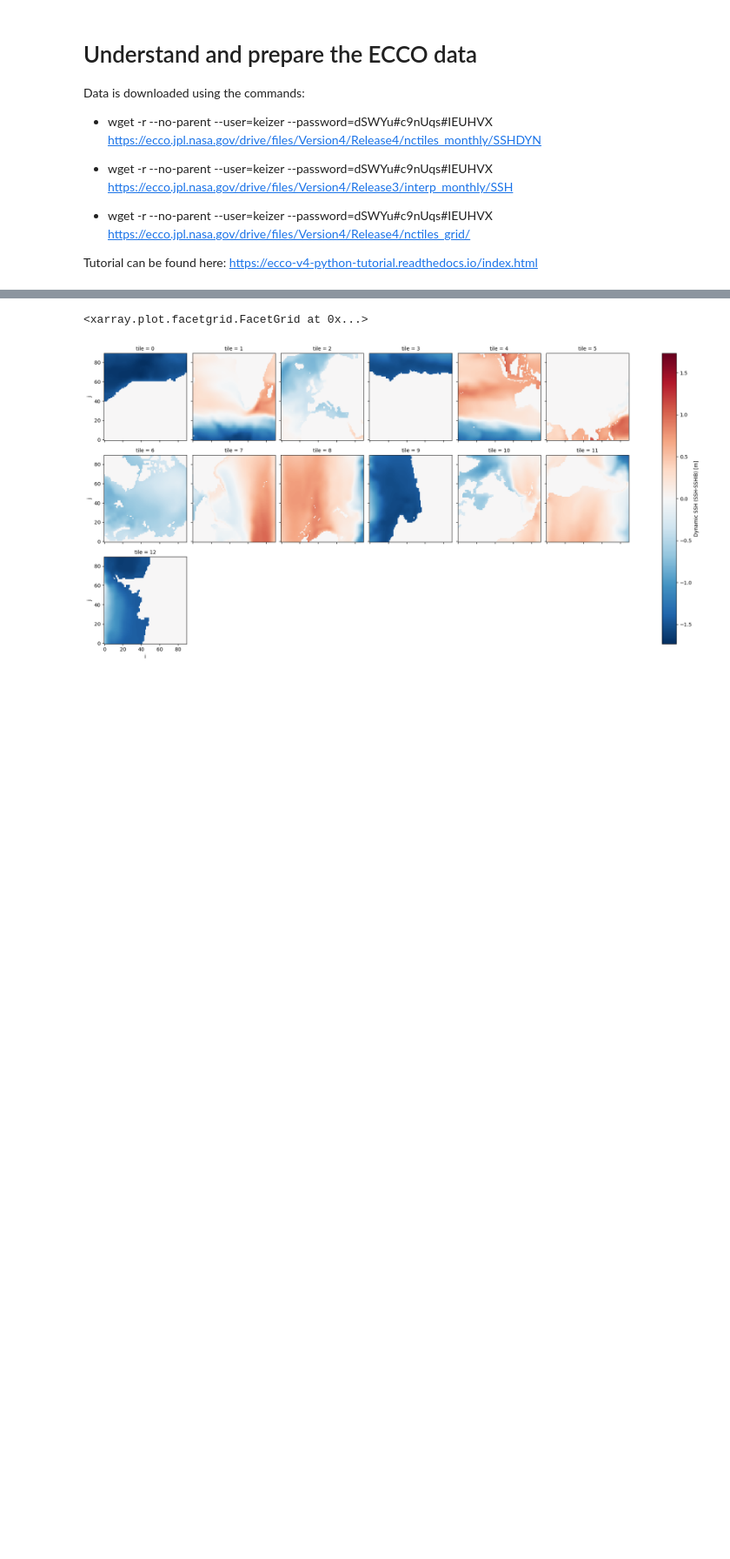
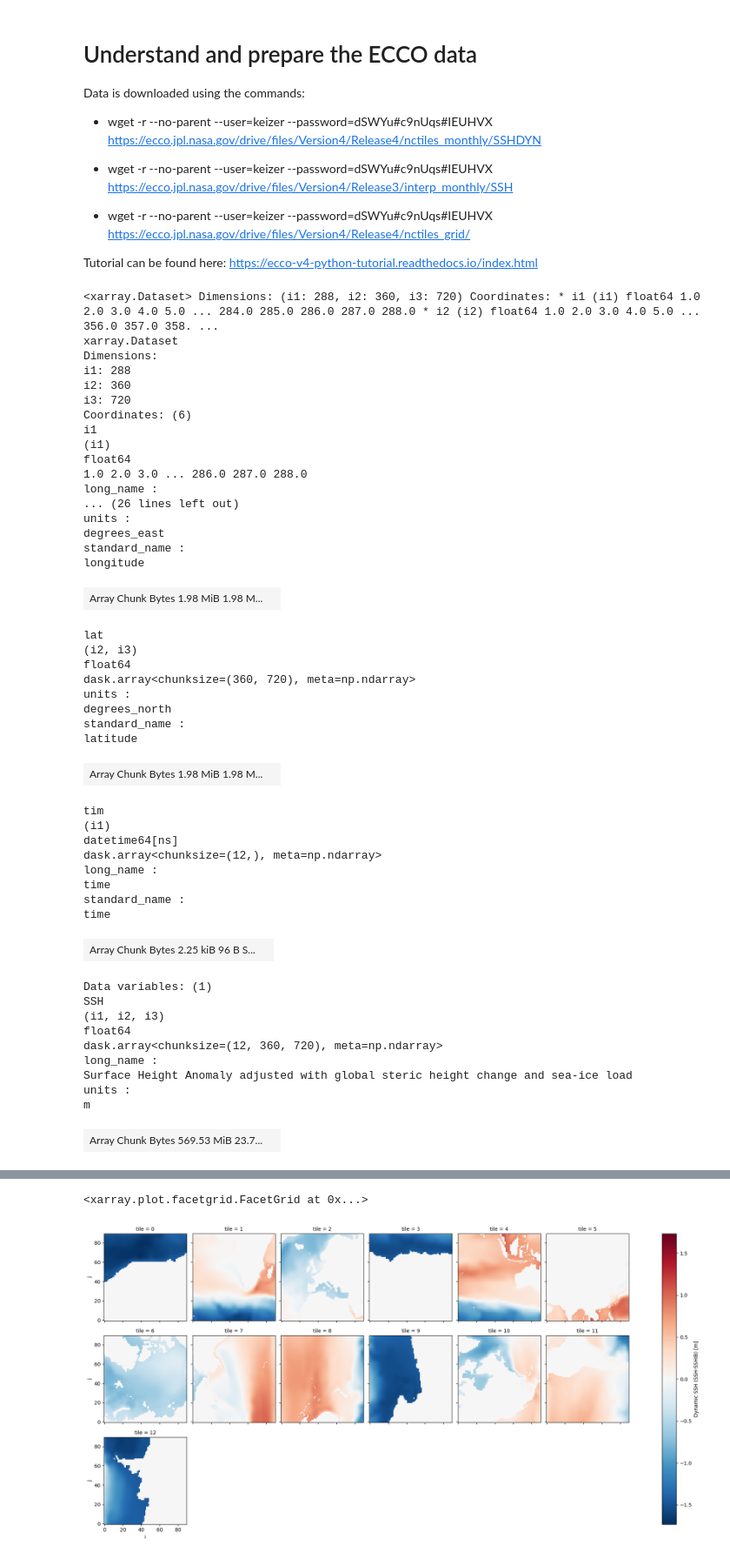
Before and after one commit to iris-keizer/ROMS-project, a Jupyter notebook: ROMS-project/data preparation/ECCO.ipynb, the cells around one changed output, grey strips where cells are left out. Shown at 87% size. Saved outputs shown, nothing was run; the diff lists cells and outputs as text; code cells hidden in the pictures; blank space fills up the shorter version.

```diff
--- a/ROMS-project/data preparation/ECCO.ipynb
+++ b/ROMS-project/data preparation/ECCO.ipynb
@@ -31,3 +31,52 @@ ecco_release3_interp = xr.open_mfdataset(f'/Users/iriskeizer/Documents/ROMS/data
 ecco_release4_nctiles_grid = xr.open_mfdataset(f'/Users/iriskeizer/Documents/ROMS/data/ECCO4/global/nctiles/grid/ECCO-GRID.nc')
 
 ecco_release4_nctiles = xr.merge((ecco_release4_nctiles_grid, ecco_release4_nctiles_ssh))
+# %%
+ecco_release3_interp
+# %% [output]
+<xarray.Dataset> Dimensions: (i1: 288, i2: 360, i3: 720) Coordinates: * i1 (i1) float64 1.0 2.0 3.0 4.0 5.0 ... 284.0 285.0 286.0 287.0 288.0 * i2 (i2) float64 1.0 2.0 3.0 4.0 5.0 ... 356.0 357.0 358. ...
+xarray.Dataset
+Dimensions:
+i1: 288
+i2: 360
+i3: 720
+Coordinates: (6)
+i1
+(i1)
+float64
+1.0 2.0 3.0 ... 286.0 287.0 288.0
+long_name :
+... (26 lines left out)
+units :
+degrees_east
+standard_name :
+longitude
+| Array Chunk Bytes 1.98 MiB 1.98 M... |  |
+lat
+(i2, i3)
+float64
+dask.array<chunksize=(360, 720), meta=np.ndarray>
+units :
+degrees_north
+standard_name :
+latitude
+| Array Chunk Bytes 1.98 MiB 1.98 M... |  |
+tim
+(i1)
+datetime64[ns]
+dask.array<chunksize=(12,), meta=np.ndarray>
+long_name :
+time
+standard_name :
+time
+| Array Chunk Bytes 2.25 kiB 96 B S... |  |
+Data variables: (1)
+SSH
+(i1, i2, i3)
+float64
+dask.array<chunksize=(12, 360, 720), meta=np.ndarray>
+long_name :
+Surface Height Anomaly adjusted with global steric height change and sea-ice load
+units :
+m
+| Array Chunk Bytes 569.53 MiB 23.7... |  |
```
Also changed, not shown: parts of 8 cells of this notebook, 39 other files.
